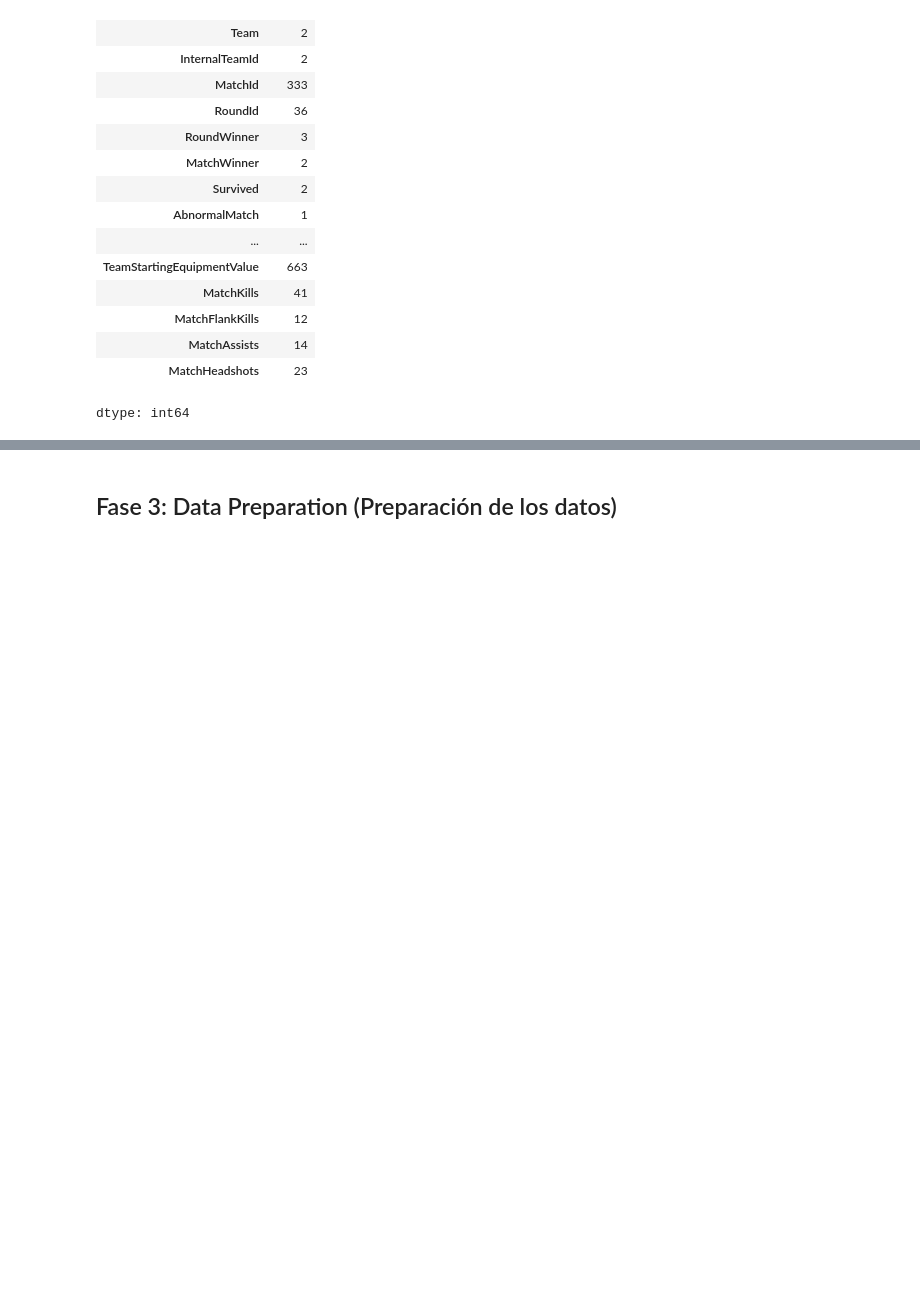
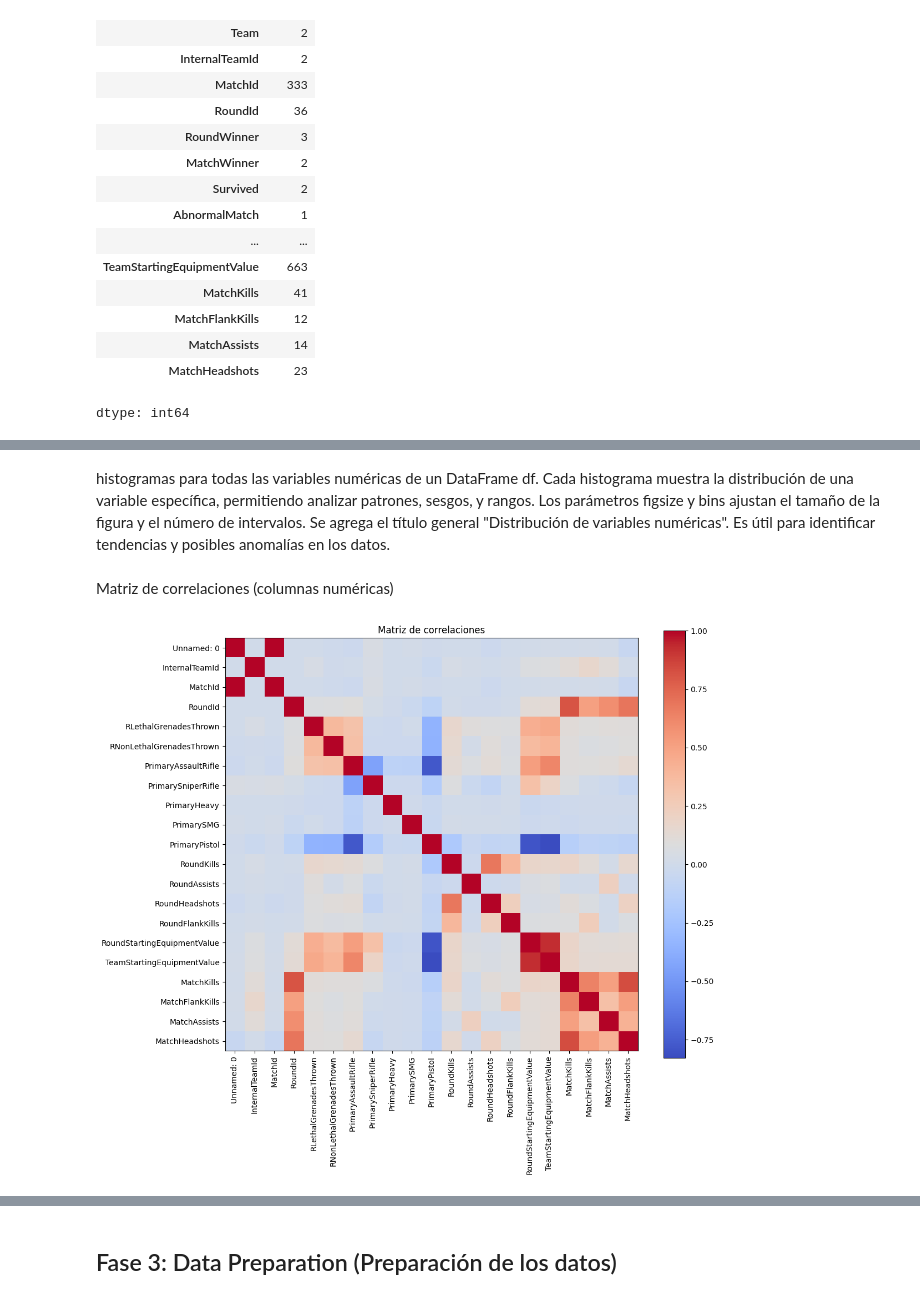
Before and after one commit to Eduardo-G0nzalez/Ev2MachineLearning, a Jupyter notebook: Informe_Tecnico_FMY0100.ipynb, the cells around one changed output, grey strips where cells are left out. Drawn from its saved outputs; the diff is of its cells as text; code cells hidden in the pictures; blank space fills up the shorter version.

```diff
--- a/Informe_Tecnico_FMY0100.ipynb
+++ b/Informe_Tecnico_FMY0100.ipynb
@@ -243,0 +331,20 @@ dtype: int64
+# %% [markdown]
+histogramas para todas las variables numéricas de un DataFrame df. Cada histograma muestra la distribución de una variable específica, permitiendo analizar patrones, sesgos, y rangos. Los parámetros figsize y bins ajustan el tamaño de la figura y el número de intervalos. Se agrega el título general "Distribución de variables numéricas". Es útil para identificar tendencias y posibles anomalías en los datos.
+# %% [markdown]
+Matriz de correlaciones (columnas numéricas)
+# %%
+# Solo columnas numéricas para la correlación
+df_numeric = df.select_dtypes(include=['number'])
+
+# Matriz de correlaciones
+corr = df_numeric.corr()
+
+plt.figure(figsize=(12,10))
+plt.imshow(corr, cmap='coolwarm', interpolation='none')
+plt.colorbar()
+plt.xticks(range(len(corr)), corr.columns, rotation=90)
+plt.yticks(range(len(corr)), corr.columns)
+plt.title('Matriz de correlaciones')
+plt.show()
+# %% [output]
+[figure, added]
```
Also changed, not shown: parts of 85 cells of this notebook.
